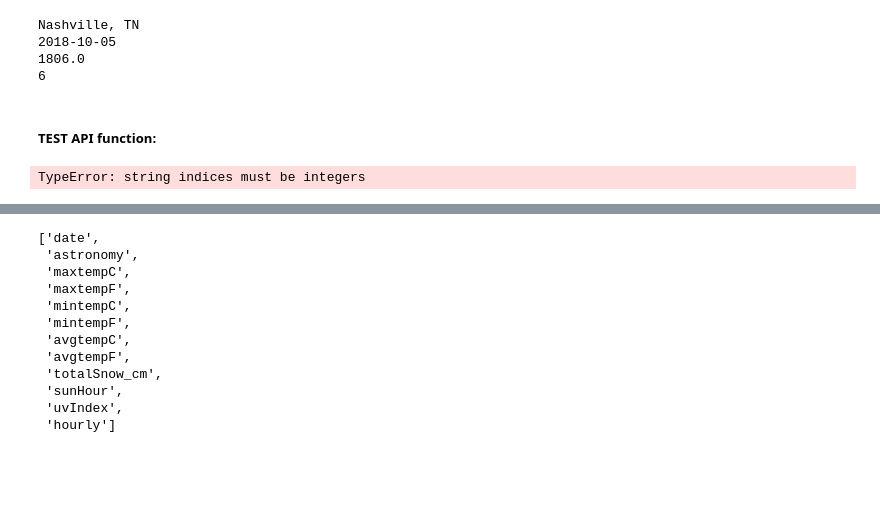
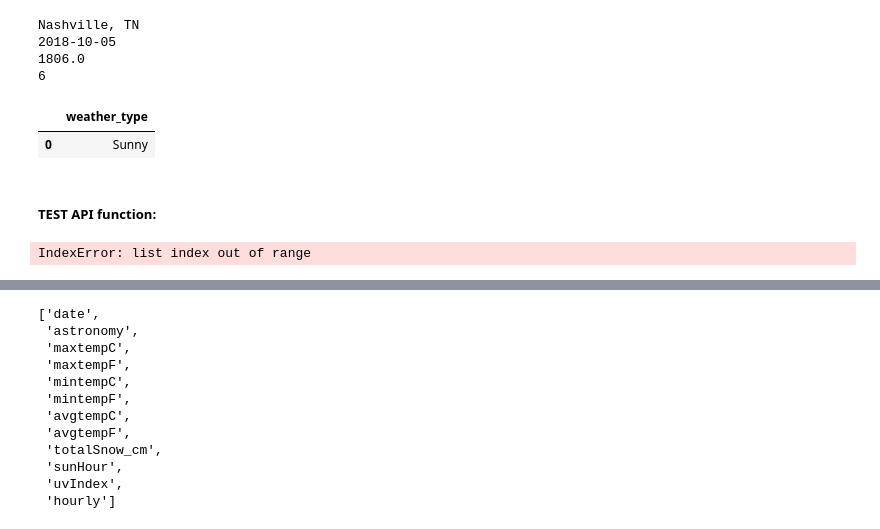
Before and after one commit to jdormaar/Flight-Delays, a Jupyter notebook: Workbook/exploratory_analysis.ipynb, the cells around one changed output, grey strips where cells are left out. Saved outputs shown, nothing was run; the diff lists cells and outputs as text; code cells hidden in the pictures; blank space fills up the shorter version.

Commit message:
Added comments and working weather type function

```diff
--- a/Workbook/exploratory_analysis.ipynb
+++ b/Workbook/exploratory_analysis.ipynb
@@ -721,6 +680,39 @@ Nashville, TN
 2018-10-05
 1806.0
 6
+# %%
+def WWO_API_weather_type(city, date, time):
+  '''
+  input:
+  output:
+  '''
+  api_key = os.environ['WEATHER_API_KEY']
+  params = {
+    'q': city
+    , 'date': date
+    , 'format': 'json'
+    , 'key': api_key
+  }
+  # q={dest_cities}&date={date}&format=json&key={api_key}'
+
+  wwo_url = f'https://api.worldweatheronline.com/premium/v1/past-weather.ashx?'
+  wwoHxWeather_json = requests.get(wwo_url, params=params).json()
+
+  list_of_dict = []
+  dest_site = wwoHxWeather_json['data']['weather'][0]['hourly']
+
+  weather_dict = {
+      'weather_type':   dest_site[time]['weatherDesc'][0]['value']
+  }
+  list_of_dict.append(weather_dict)
+  return pd.DataFrame(list_of_dict)
+  return wwoHxWeather_json
+# %%
+test_weather_desc = WWO_API_weather_type('Aberdeen, SD', '2018-01-01', 4)
+test_weather_desc
+# %% [output]
+|  | weather_type |
+| 0 | Sunny |
 # %%
 def WorldWeatherOnlineAPI(city, date, time):
   '''
@@ -777,6 +770,8 @@ dest_cities = list(df_clean['dest_city_name'])
 arr_date = list(df_clean['date'])
 arr_time = list(df_clean['arr_time'])
 # %%
-test = WorldWeatherOnlineAPI('Aberdeen, SD', '2018-01-01', 6)
+test_json = WorldWeatherOnlineAPI('Aberdeen, SD', '2018-01-01', 4)
-# %% [output]
-TypeError: string indices must be integers
+# %%
+test_weather_desc = WWO_API_weather_type('Aberdeen, SD', '2018-01-01', 4)
+# %% [output]
+IndexError: list index out of range
```
Also changed, not shown: parts of 29 cells of this notebook.
